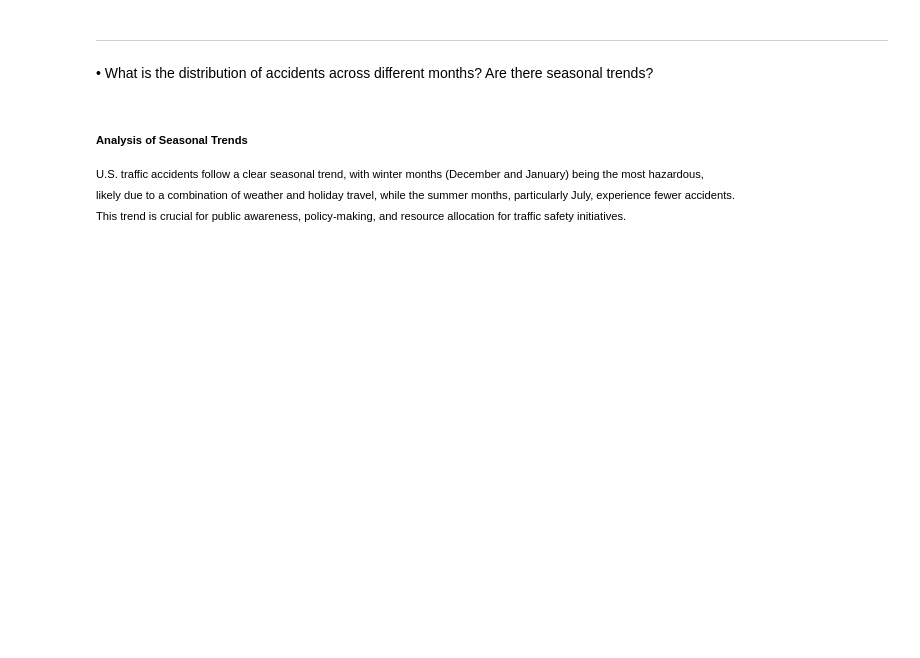
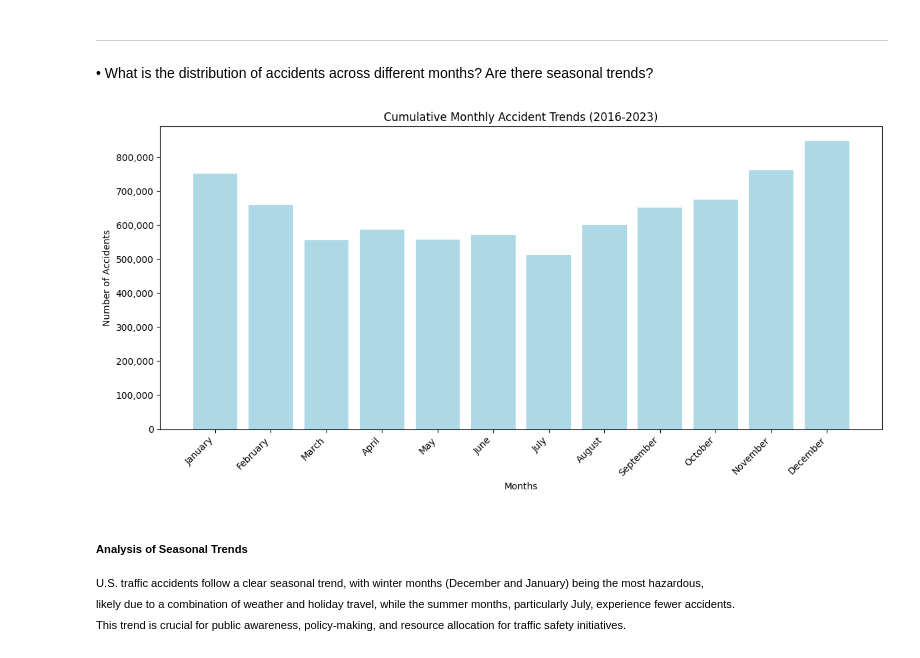
Before and after one commit to errosal/USTrafficAccidents, a Jupyter notebook: Notebooks/01_General_Accident_Statistics.ipynb, the cells around one changed output. Saved outputs shown, nothing was run; the diff lists cells and outputs as text; code cells hidden in the pictures; blank space fills up the shorter version.

```diff
--- a/Notebooks/01_General_Accident_Statistics.ipynb
+++ b/Notebooks/01_General_Accident_Statistics.ipynb
@@ -199,40 +199,42 @@ plt.show()
 # %% [markdown]
 •	What is the distribution of accidents across different months? Are there seasonal trends?
 # %%
-# # List of years
-# years = [2016, 2017, 2018, 2019, 2020, 2021, 2022, 2023]
+# List of years
+years = [2016, 2017, 2018, 2019, 2020, 2021, 2022, 2023]
 
-# # Initialize dictionary to hold total counts for each month
-# monthly_totals = {f"{str(month).zfill(2)}": 0 for month in range(1, 13)}
+# Initialize dictionary to hold total counts for each month
+monthly_totals = {f"{str(month).zfill(2)}": 0 for month in range(1, 13)}
 
-# # For loop to count occurrences for each month across all years
-# for year in years:
-#     for month in range(1, 13):
-#         year_month = f"{year}-{str(month).zfill(2)}"  # Format as 'YYYY-MM'
+# For loop to count occurrences for each month across all years
+for year in years:
+    for month in range(1, 13):
+        year_month = f"{year}-{str(month).zfill(2)}"  # Format as 'YYYY-MM'
 
-#         # Using Dask to compute the count
-#         count = (df['Start_Time'].str.contains(year_month).sum().compute())
+        # Using Dask to compute the count
+        count = (df['Start_Time'].str.contains(year_month).sum().compute())
 
-#         # Accumulate the count to the corresponding month
-#         monthly_totals[str(month).zfill(2)] += count
+        # Accumulate the count to the corresponding month
+        monthly_totals[str(month).zfill(2)] += count
 
-# # Prepare data for plotting
-# months = [
-#     'January', 'February', 'March', 'April', 'May', 'June',
-#     'July', 'August', 'September', 'October', 'November', 'December'
-# ]
-# values = list(monthly_totals.values())
+# Prepare data for plotting
+months = [
+    'January', 'February', 'March', 'April', 'May', 'June',
+    'July', 'August', 'September', 'October', 'November', 'December'
+]
+values = list(monthly_totals.values())
 
-# # Plotting the total accidents per month
-# plt.figure(figsize=(12, 6))
-# plt.bar(months, values, color='lightblue')
-# plt.title('Cumulative Monthly Accident Trends (2016-2023)')
-# plt.xlabel('Months')
-# plt.ylabel('Number of Accidents')
-# plt.xticks(rotation=45, ha='right')
-# plt.gca().yaxis.set_major_formatter(StrMethodFormatter('{x:,.0f}'))  # Format Y-axis
-# plt.tight_layout()
-# plt.show()
+# Plotting the total accidents per month
+plt.figure(figsize=(12, 6))
+plt.bar(months, values, color='lightblue')
+plt.title('Cumulative Monthly Accident Trends (2016-2023)')
+plt.xlabel('Months')
+plt.ylabel('Number of Accidents')
+plt.xticks(rotation=45, ha='right')
+plt.gca().yaxis.set_major_formatter(StrMethodFormatter('{x:,.0f}'))  # Format Y-axis
+plt.tight_layout()
+plt.show()
+# %% [output]
+[figure, added]
 # %% [markdown]
 <h5 style="font-size: 0.8em;">Analysis of Seasonal Trends</h5>
 
```
Also changed, not shown: parts of 3 cells of this notebook.
